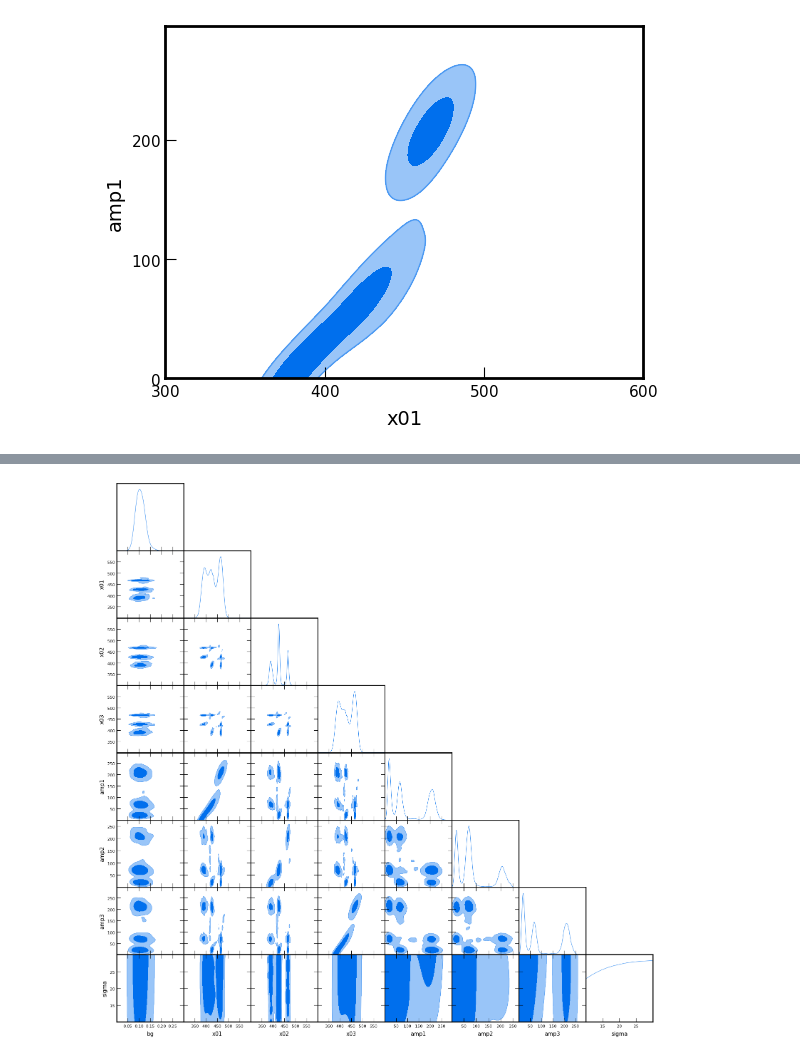
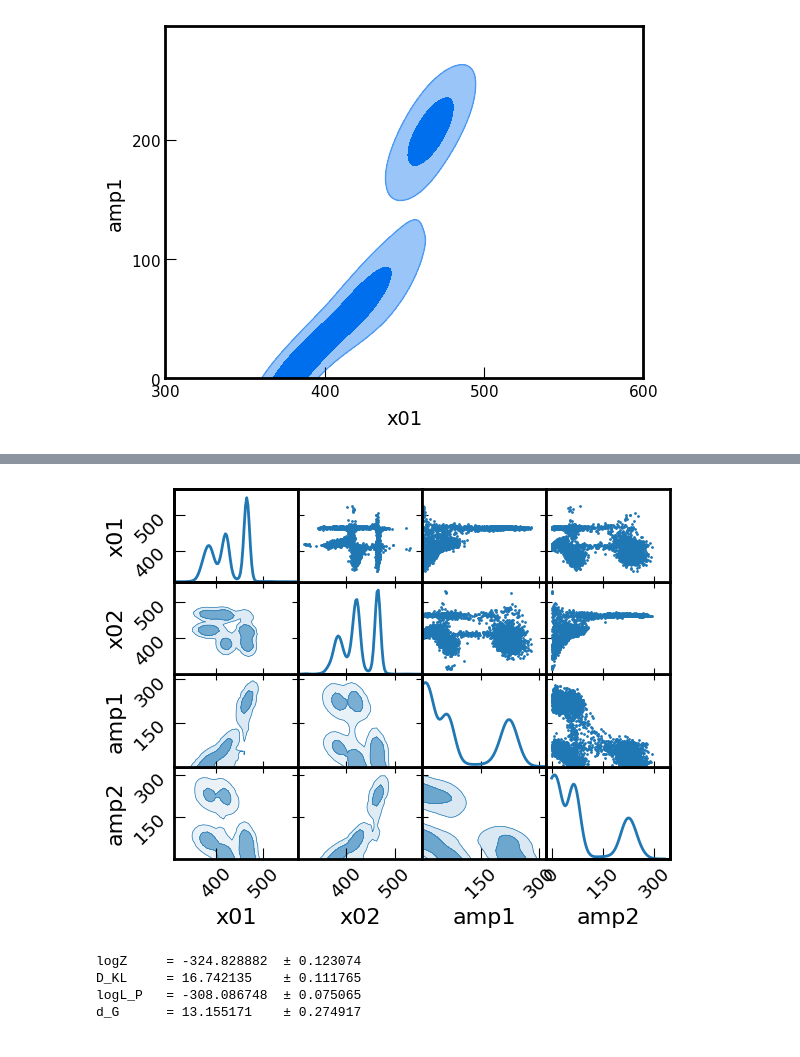
Before and after one commit to martinit18/nested_fit, a Jupyter notebook: examples/jupyter_notebooks/simple_analysis_visu.ipynb, the cells around one changed output, grey strips where cells are left out. Saved outputs shown, nothing was run; the diff lists cells and outputs as text; code cells hidden in the pictures.

```diff
--- a/examples/jupyter_notebooks/simple_analysis_visu.ipynb
+++ b/examples/jupyter_notebooks/simple_analysis_visu.ipynb
@@ -75,6 +93,6 @@ an.histo2D_interp('x01','amp1',path=path)
 # %% [output]
 [figure]
 # %%
-# Triangle plot (from getdist) to have a look to all parameters at the same time
-an.triangle_plot(path=path)
+# Triangle plot (from anesthetic) to have a look to all parameters at the same time
+an.triangle_plot(['x01','x02','amp1','amp2'],path=path)
 # %% [output]
@@ -87 +99,9 @@ WARNING:root:fine_bins_2D not large enough for optimal density: x02, x03
-[figure, old version]
+[figure, new version]
+# %%
+# Statistics (from anesthetic) to have a good estimation of the uncertainties (expecially for the evidence)
+an.stats(path=path)
+# %% [output]
+logZ     = -324.828882  ± 0.123074
+D_KL     = 16.742135    ± 0.111765
+logL_P   = -308.086748  ± 0.075065
+d_G      = 13.155171    ± 0.274917
```
Also changed, not shown: parts of 4 cells of this notebook, 5 other files.
